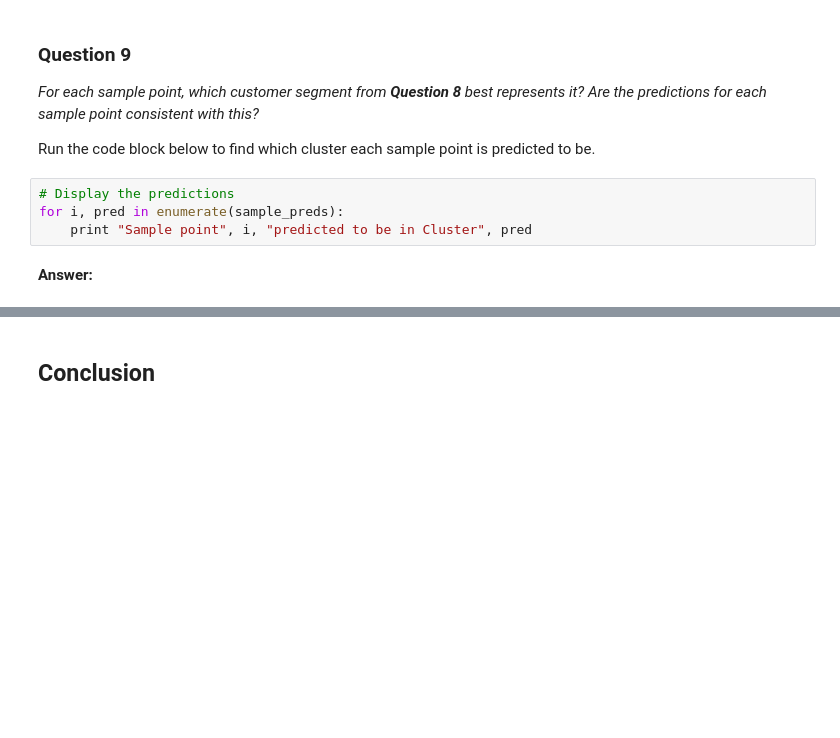
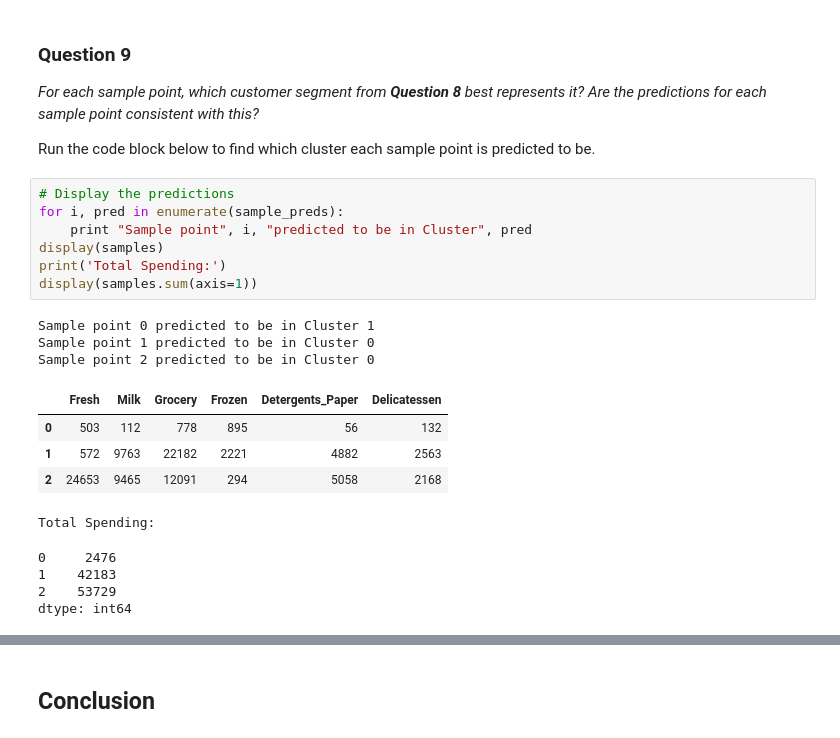
Before and after one commit to alextrickey/creating_customer_segments, a Jupyter notebook: customer_segments.ipynb, the cells around one changed output, grey strips where cells are left out. Drawn from its saved outputs; the diff is of its cells as text; blank space fills up the shorter version.

```diff
--- a/customer_segments.ipynb
+++ b/customer_segments.ipynb
@@ -573,6 +607,20 @@ Run the code block below to find which cluster each sample point is predicted to
 # %%
 # Display the predictions
 for i, pred in enumerate(sample_preds):
     print "Sample point", i, "predicted to be in Cluster", pred
+display(samples)
+print('Total Spending:')
+display(samples.sum(axis=1))
+# %% [output]
+Sample point 0 predicted to be in Cluster 1
+Sample point 1 predicted to be in Cluster 0
+Sample point 2 predicted to be in Cluster 0
+|  | Fresh | Milk | Grocery | Frozen | Detergents_Paper | Delicatessen |
+| 0 | 503 | 112 | 778 | 895 | 56 | 132 |
+| 1 | 572 | 9763 | 22182 | 2221 | 4882 | 2563 |
+| 2 | 24653 | 9465 | 12091 | 294 | 5058 | 2168 |
+Total Spending:
+0     2476
+1    42183
+2    53729
+dtype: int64
-# %% [markdown]
-**Answer:**
```
Also changed, not shown: parts of 14 cells of this notebook.
